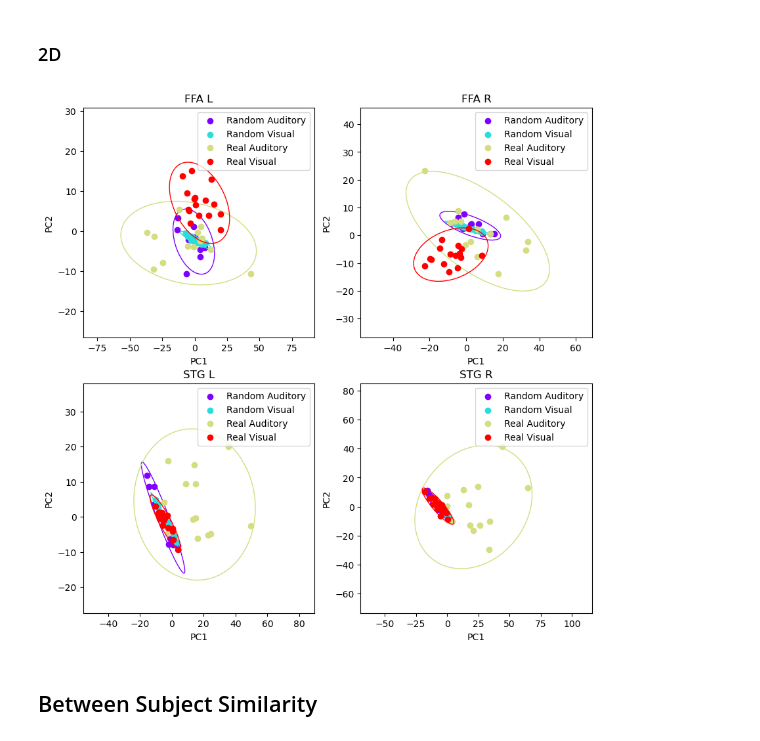
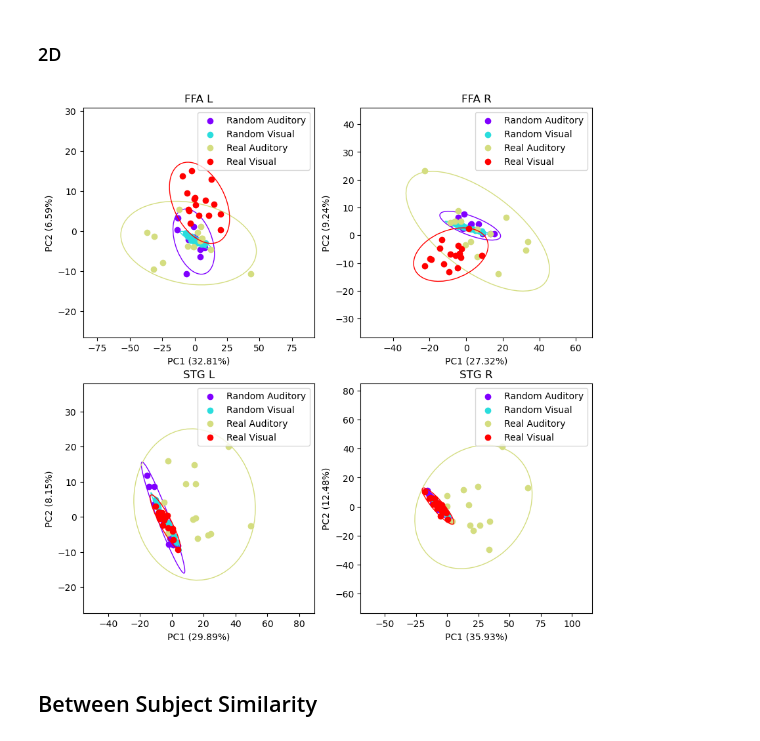
Before and after one commit to KunlinSong/stimulation_specific_between-subject_similarity, a Jupyter notebook: analysis.ipynb, the cells around one changed output. Cells and saved outputs as stored; diff of their text form; code cells hidden in the pictures.

```diff
--- a/analysis.ipynb
+++ b/analysis.ipynb
@@ -128,7 +125,7 @@ with plt.style.context("dark_background"):
                 )
                 data.append(subject_data)
             pca_dict[f"{data_type} {stimulation}"] = data
-        pca_dict = toolkit.pca.pca_decomposition_3d(data_dict=pca_dict)
+        pca_dict, pca = toolkit.pca.pca_decomposition_3d(data_dict=pca_dict)
         ax = fig.add_subplot(2, 2, ax_idx, projection='3d')
         ax = toolkit.plot.plot_pca_3d(data_dict=pca_dict,
                                     title=region,
@@ -136,6 +133,9 @@ with plt.style.context("dark_background"):
                                     confidence_level=0.95,
                                     ticks=False,
                                     legend=True)
+        ax.set_xlabel(f"PC1 ({pca.explained_variance_ratio_[0]:.2%})")
+        ax.set_ylabel(f"PC2 ({pca.explained_variance_ratio_[1]:.2%})")
+        ax.set_zlabel(f"PC3 ({pca.explained_variance_ratio_[2]:.2%})")
     plt.show(fig)
     fig.savefig(os.path.join(generate_dirname, "pca_3d.svg"))
 # %% [output]
@@ -145,30 +145,32 @@ with plt.style.context("dark_background"):
 # %%
 FIGSIZE = (10, 10)
 
 with plt.style.context("default"):
     fig = plt.figure(figsize=FIGSIZE)
     for ax_idx, region in enumerate(dataset.regions, start=1):
         pca_dict = {}
         for data_type, stimulation, subject_idx_lst in datatype_and_stimulations():
             data = []
             for subject_idx in subject_idx_lst:
                 subject_data = dataset.get_region_data(
                     subject_idx=subject_idx, region=region
                 )
                 data.append(subject_data)
             pca_dict[f"{data_type} {stimulation}"] = data
-        pca_dict = toolkit.pca.pca_decomposition_2d(data_dict=pca_dict)
+        pca_dict, pca = toolkit.pca.pca_decomposition_2d(data_dict=pca_dict)
         ax = fig.add_subplot(2, 2, ax_idx)
         ax = toolkit.plot.plot_pca_2d(data_dict=pca_dict,
                                     title=region,
                                     ax=ax,
                                     confidence_level=0.95,
                                     ticks=True,
                                     legend=True)
+        ax.set_xlabel(f"PC1 ({pca.explained_variance_ratio_[0]:.2%})")
+        ax.set_ylabel(f"PC2 ({pca.explained_variance_ratio_[1]:.2%})")
     plt.show(fig)
     fig.savefig(os.path.join(generate_dirname, "pca_2d.svg"))
 # %% [output]
-[figure, old version]
+[figure, new version]
 # %% [markdown]
 ## Between Subject Similarity
 # %% [markdown]
```
Also changed, not shown: parts of 6 cells of this notebook.
